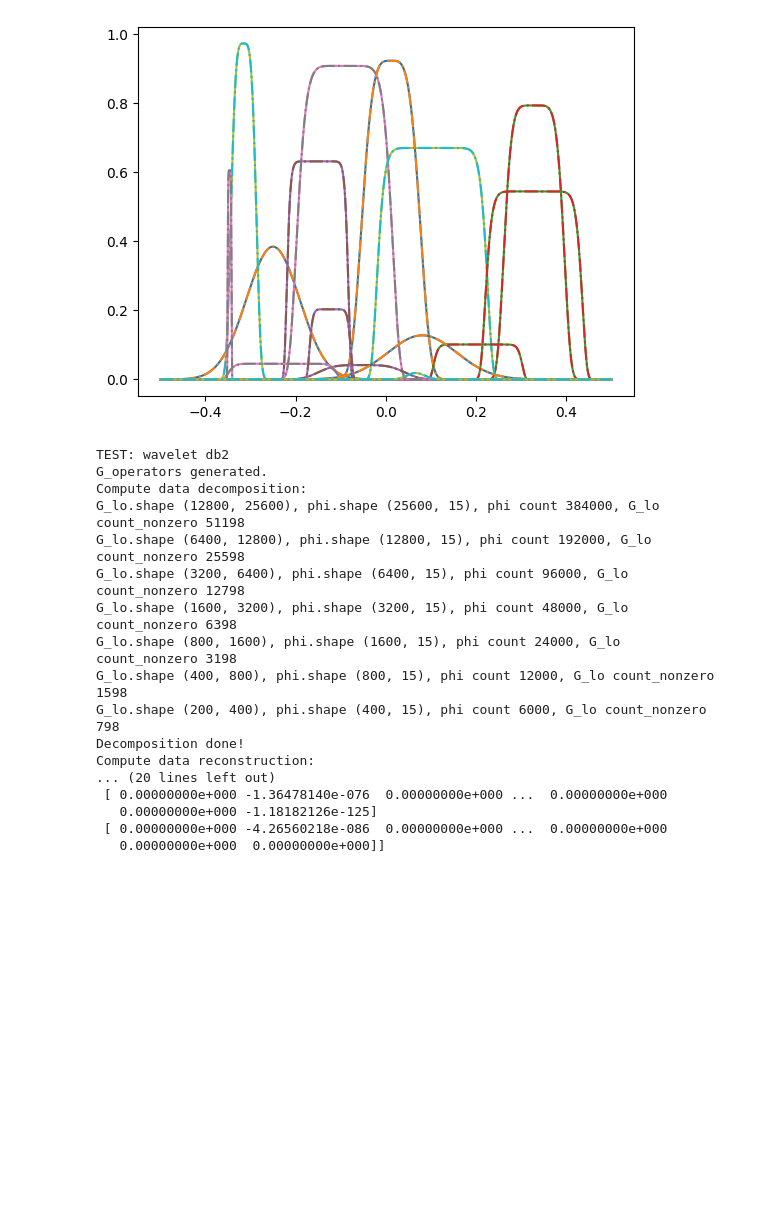
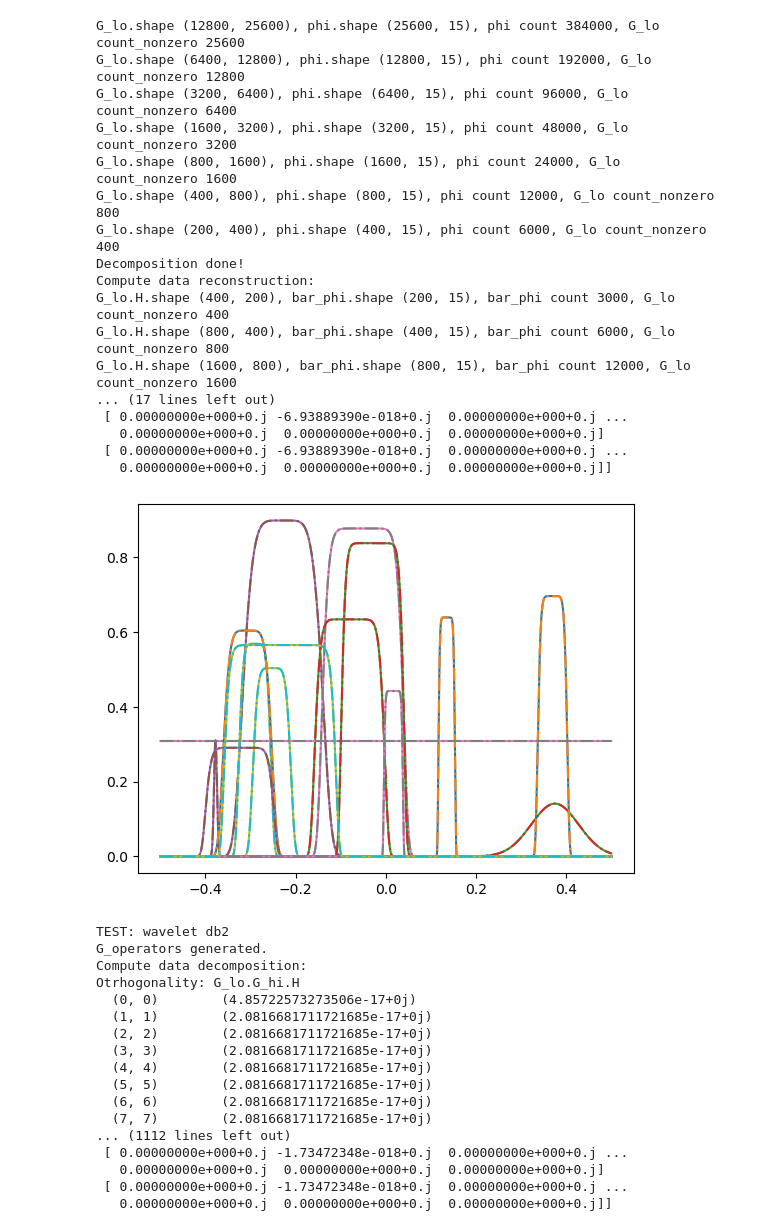
Before and after one commit to homijan/hst, a Jupyter notebook: docs/demo_hst.ipynb, the cells around one changed output. Drawn from its saved outputs; the diff is of its cells as text; code cells hidden in the pictures; blank space fills up the shorter version.

Commit message:
Documentation of complex discrete wavelets (#8)
* Update README.md

* Updated jupyter notebook.

Updated dependencies.

```diff
--- a/docs/demo_hst.ipynb
+++ b/docs/demo_hst.ipynb
@@ -15,7 +15,7 @@ def superGaussian(x, cs):
 # Save G_operators
 save_Gs = False
 # Print out essential properties of G_operators
-verify_Gs = False
+verify_Gs = True
 # %%
 # Number of multiresolution binate levels
 Nlevels = 7
@@ -41,7 +41,7 @@ for i in range(Ndata):
 input_data = superGaussian(x, input_coeffs)
 # %%
 # Wavelet basis used for data decomposition (transformation) and reconstruction (inverse transformation)
-wavelets = ['db1', 'db2']
+wavelets = ['db1', 'db2', 'sdw2']
 for wavelet in wavelets:
     print(f'TEST: wavelet {wavelet}')
     # Generate orthogonal G_lo (aka G) and G_hi (aka bar_G) operators
@@ -98,18 +98,35 @@ Compute data reconstruction:
+G_lo.shape (12800, 25600), phi.shape (25600, 15), phi count 384000, G_lo count_nonzero 25600
+G_lo.shape (6400, 12800), phi.shape (12800, 15), phi count 192000, G_lo count_nonzero 12800
+G_lo.shape (3200, 6400), phi.shape (6400, 15), phi count 96000, G_lo count_nonzero 6400
+G_lo.shape (1600, 3200), phi.shape (3200, 15), phi count 48000, G_lo count_nonzero 3200
+G_lo.shape (800, 1600), phi.shape (1600, 15), phi count 24000, G_lo count_nonzero 1600
+G_lo.shape (400, 800), phi.shape (800, 15), phi count 12000, G_lo count_nonzero 800
+G_lo.shape (200, 400), phi.shape (400, 15), phi count 6000, G_lo count_nonzero 400
+Decomposition done!
+Compute data reconstruction:
+G_lo.H.shape (400, 200), bar_phi.shape (200, 15), bar_phi count 3000, G_lo count_nonzero 400
+G_lo.H.shape (800, 400), bar_phi.shape (400, 15), bar_phi count 6000, G_lo count_nonzero 800
+G_lo.H.shape (1600, 800), bar_phi.shape (800, 15), bar_phi count 12000, G_lo count_nonzero 1600
+... (17 lines left out)
+ [ 0.00000000e+000+0.j -6.93889390e-018+0.j  0.00000000e+000+0.j ...
+   0.00000000e+000+0.j  0.00000000e+000+0.j  0.00000000e+000+0.j]
+ [ 0.00000000e+000+0.j -6.93889390e-018+0.j  0.00000000e+000+0.j ...
+   0.00000000e+000+0.j  0.00000000e+000+0.j  0.00000000e+000+0.j]]
-[figure, old version]
+[figure, new version]
-TEST: wavelet db2
-G_operators generated.
-Compute data decomposition:
-G_lo.shape (12800, 25600), phi.shape (25600, 15), phi count 384000, G_lo count_nonzero 51198
-G_lo.shape (6400, 12800), phi.shape (12800, 15), phi count 192000, G_lo count_nonzero 25598
-G_lo.shape (3200, 6400), phi.shape (6400, 15), phi count 96000, G_lo count_nonzero 12798
-G_lo.shape (1600, 3200), phi.shape (3200, 15), phi count 48000, G_lo count_nonzero 6398
-G_lo.shape (800, 1600), phi.shape (1600, 15), phi count 24000, G_lo count_nonzero 3198
-G_lo.shape (400, 800), phi.shape (800, 15), phi count 12000, G_lo count_nonzero 1598
-G_lo.shape (200, 400), phi.shape (400, 15), phi count 6000, G_lo count_nonzero 798
-Decomposition done!
-Compute data reconstruction:
-... (20 lines left out)
- [ 0.00000000e+000 -1.36478140e-076  0.00000000e+000 ...  0.00000000e+000
-   0.00000000e+000 -1.18182126e-125]
- [ 0.00000000e+000 -4.26560218e-086  0.00000000e+000 ...  0.00000000e+000
-   0.00000000e+000  0.00000000e+000]]
+TEST: wavelet db2
+G_operators generated.
+Compute data decomposition:
+Otrhogonality: G_lo.G_hi.H
+  (0, 0)        (4.85722573273506e-17+0j)
+  (1, 1)        (2.0816681711721685e-17+0j)
+  (2, 2)        (2.0816681711721685e-17+0j)
+  (3, 3)        (2.0816681711721685e-17+0j)
+  (4, 4)        (2.0816681711721685e-17+0j)
+  (5, 5)        (2.0816681711721685e-17+0j)
+  (6, 6)        (2.0816681711721685e-17+0j)
+  (7, 7)        (2.0816681711721685e-17+0j)
+... (1112 lines left out)
+ [ 0.00000000e+000+0.j -1.73472348e-018+0.j  0.00000000e+000+0.j ...
+   0.00000000e+000+0.j  0.00000000e+000+0.j  0.00000000e+000+0.j]
+ [ 0.00000000e+000+0.j -1.73472348e-018+0.j  0.00000000e+000+0.j ...
+   0.00000000e+000+0.j  0.00000000e+000+0.j  0.00000000e+000+0.j]]
```
Also changed, not shown: parts of 1 cell of this notebook, 3 other files.
